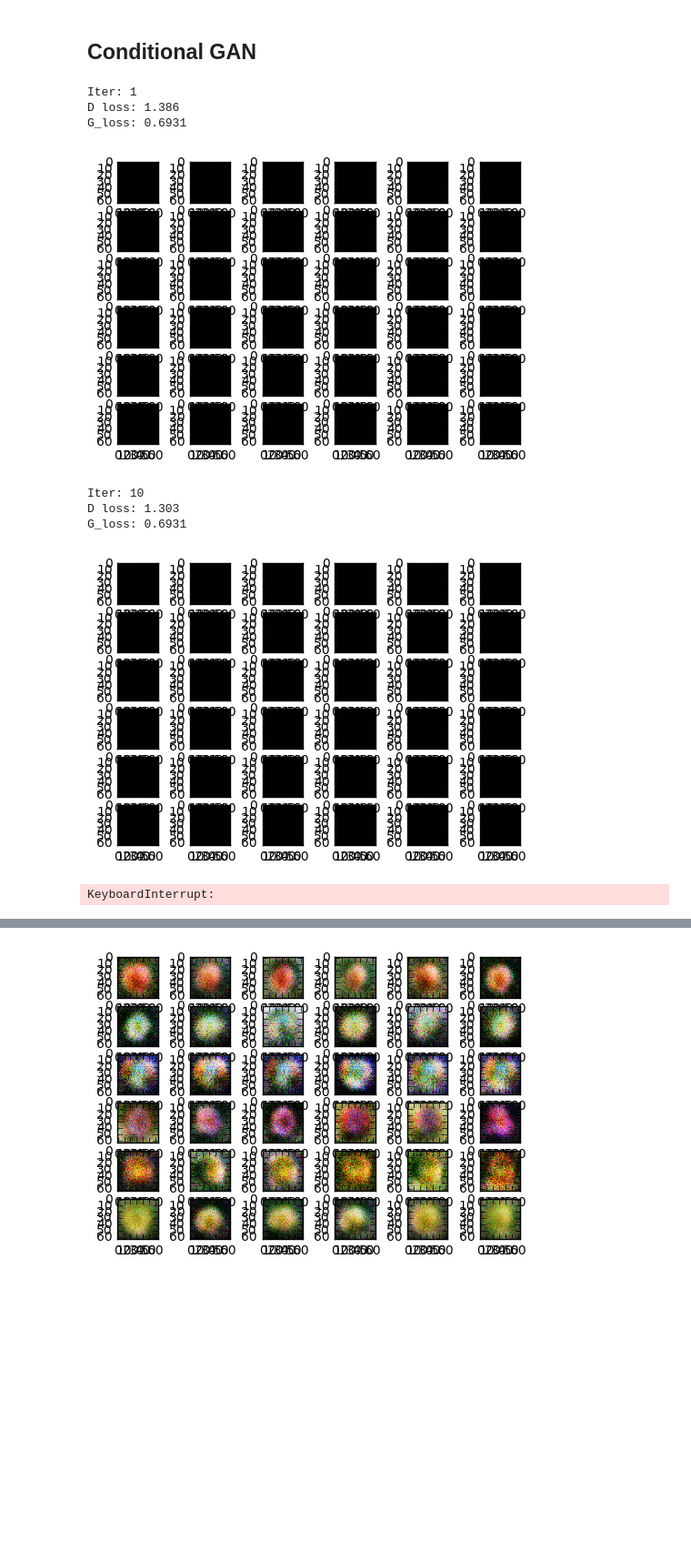
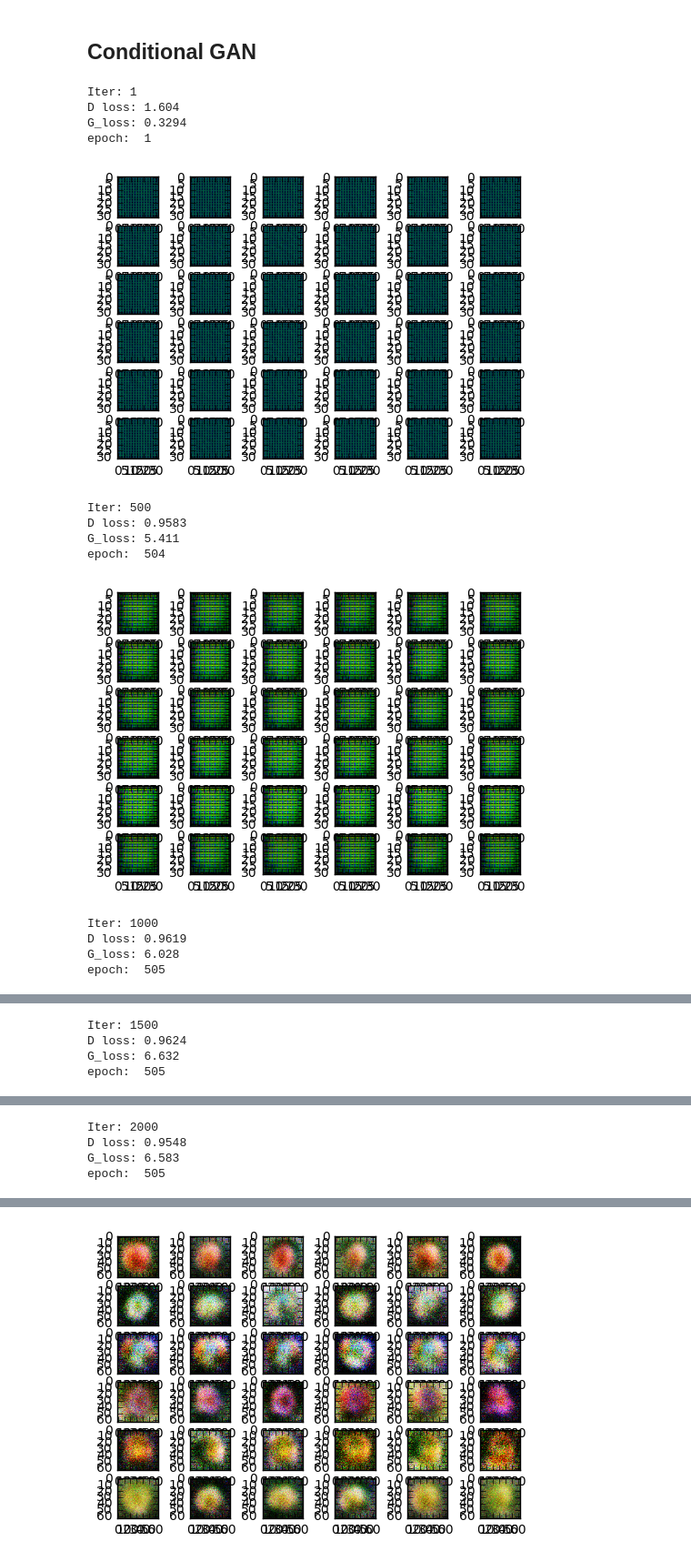
Before and after one commit to tingwenbao/W266-NLP-Final-Project-Text-to-Image-Synthesis-with-GAN, a Jupyter notebook: Text-to-Image/Skip_Thoughts_w_Conditional_GAN/Text-to-Image-with-flower-skipthoughts-DCGAN.ipynb, the cells around one changed output, grey strips where cells are left out. Shown at 91% size. Saved outputs shown, nothing was run; the diff lists cells and outputs as text; code cells hidden in the pictures; blank space fills up the shorter version.

```diff
--- a/Text-to-Image/Skip_Thoughts_w_Conditional_GAN/Text-to-Image-with-flower-skipthoughts-DCGAN.ipynb
+++ b/Text-to-Image/Skip_Thoughts_w_Conditional_GAN/Text-to-Image-with-flower-skipthoughts-DCGAN.ipynb
@@ -117,7 +117,7 @@ def load_image_array(image_file, image_size):
 # %%
 
 dir_img = join('Data/flowers/jpg', 'image_05306.jpg')
-im = load_image_array(dir_img, 64)
+im = load_image_array(dir_img, 32)
 plt.imshow(im)
 # %% [output]
 <matplotlib.image.AxesImage at 0x...>
@@ -126,13 +126,13 @@ plt.imshow(im)
 #Compile training dataset: ID, Image (X), Embedding (Y)
 img_id = flower_cap['image_list']
 Y = np.zeros((flower_cap['data_length']*5,4800))
-X= np.zeros((flower_cap['data_length'],64,64,3))
+X= np.zeros((flower_cap['data_length'],32,32,3))
 n=0
 
 for i in img_id:
     for c in range(0,5):
         Y[(n*5+c),:] = flower_cap['captions'][i][c]
-    X[n,:,:,:] = load_image_array(join('Data/flowers/jpg', i), 64)
+    X[n,:,:,:] = load_image_array(join('Data/flowers/jpg', i), 32)
     n += 1
 # %%
 print (X.shape)
@@ -145,9 +145,9 @@ print (Y.shape)
 # %%
 # Hyperparameters
 mb_size = 128
-num_epochs = 30
-Z_dim = 100
-image_size = 64
+num_epochs = 300
+Z_dim = 300
+image_size = 32
 image_channel = 3
 label_size = len(flower_cap['captions'][flower_cap['image_list'][0]][0])  #4800 for skip-thought
 D_learning_rate = 0.0001
@@ -325,48 +373,56 @@ label_test = encoder.encode(caption,verbose=False)
 
 
 # start tf session
-sess = tf.Session(config=tf.ConfigProto(log_device_placement=True, device_count = {'GPU': 0}))
+#sess = tf.Session(config=tf.ConfigProto(log_device_placement=True, device_count = {'GPU': 0}))
+sess = tf.Session(config=tf.ConfigProto(log_device_placement=True))
 sess.run(tf.global_variables_initializer())
 
 # initialize loss
 D_loss_c = []
 G_loss_c = []
 
 # Run in mini batch
 batches = batch_iter(X, Y, mb_size, num_epochs)
-
+n = 1
 for image_true, label_true, label_false in batches:
 
     _, D_loss_curr, _, G_loss_curr, i = sess.run([D_solver, D_loss, G_solver, G_loss, incr_global_step_op]
                                                  ,feed_dict={X_ph: image_true.reshape([-1,(image_size*image_size*3)])
                                                              , Y_real: label_true
                                                              , Y_fake: label_false
                                                              , Z_ph:sample_Z(image_true.shape[0], Z_dim)
                                                              })
     # print some loss during the training
-    if i % 10 == 0 or i==1:
+    if i % 500 == 0 or i==1:
         print('Iter: {}'.format(i))
         print('D loss: {:.4}'. format(D_loss_curr))
         print('G_loss: {:.4}'.format(G_loss_curr))
+        print('epoch: ', n)
         print()
         D_loss_c.append(D_loss_curr)
         G_loss_c.append(G_loss_curr)
 
     # generate plot with set label during the training
-    if i % 10 == 0 or i==1:
+    if i % 500 == 0 or i==1:
         f, axarr = plt.subplots(6,6)
         for n in range(6):
             for m in range(6):
                 im = generate_a_graph(n,label_test)
                 axarr[n,m].imshow(im)
         plt.show()
+    n+=1
 # %% [output]
 Iter: 1
-D loss: 1.386
-G_loss: 0.6931
+D loss: 1.604
+G_loss: 0.3294
+epoch:  1
-[figure, old version]
+[figure, new version]
-Iter: 10
-D loss: 1.303
-G_loss: 0.6931
+Iter: 500
+D loss: 0.9583
+G_loss: 5.411
+epoch:  504
-[figure, old version]
+[figure, new version]
-KeyboardInterrupt:
+Iter: 1000
+D loss: 0.9619
+G_loss: 6.028
+epoch:  505
@@ -372,0 +430,4 @@ KeyboardInterrupt:
+Iter: 1500
+D loss: 0.9624
+G_loss: 6.632
+epoch:  505
@@ -372,0 +435,4 @@ KeyboardInterrupt:
+Iter: 2000
+D loss: 0.9548
+G_loss: 6.583
+epoch:  505
```
Also changed, not shown: parts of 4 cells of this notebook, 1 other file.
